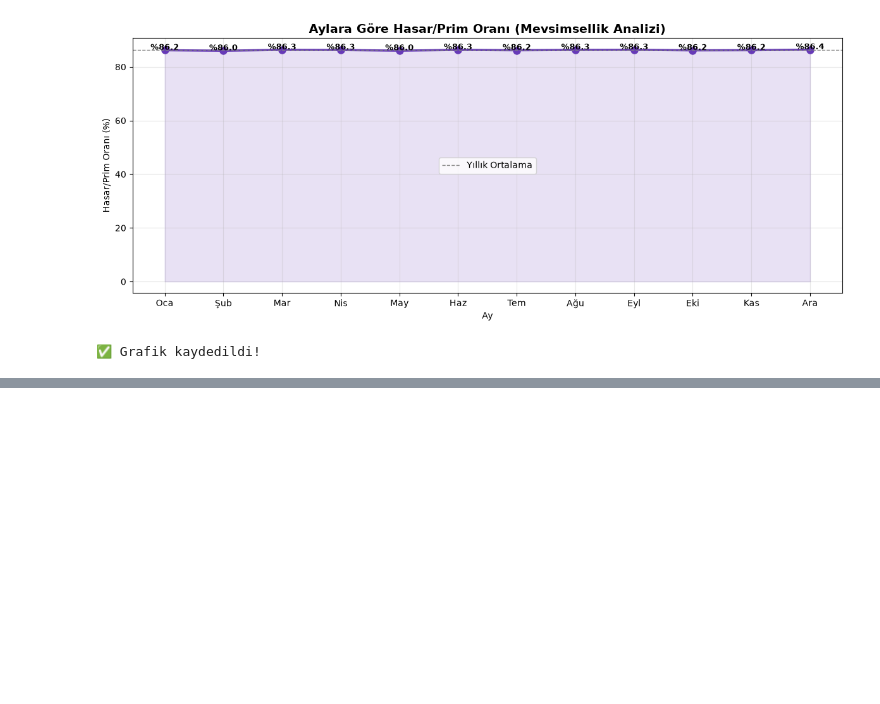
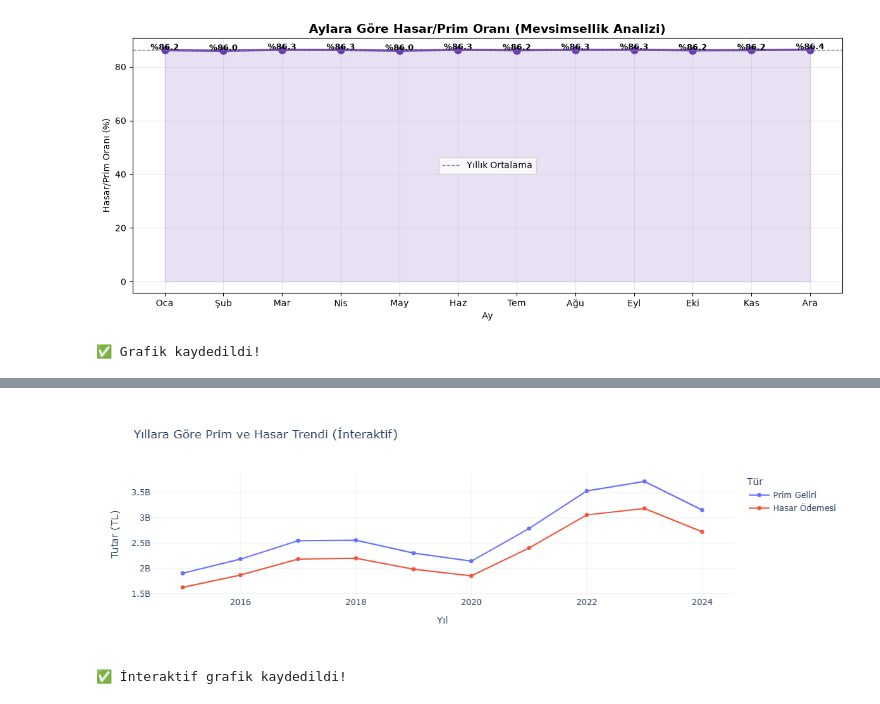
Before and after one commit to elifcakir1875/turkiye-trafik-sigortasi-analizi, a Jupyter notebook: notebooks/01_veri_analizi.ipynb, the cells around one changed output, grey strips where cells are left out. Saved outputs shown, nothing was run; the diff lists cells and outputs as text; code cells hidden in the pictures; blank space fills up the shorter version.

```diff
--- a/notebooks/01_veri_analizi.ipynb
+++ b/notebooks/01_veri_analizi.ipynb
@@ -320,0 +339,19 @@ print("✅ Grafik kaydedildi!")
+# %%
+import plotly.express as px
+
+# Yıllara göre prim vs hasar - interaktif
+yillik_uzun = df.groupby("yil")[["prim_tl", "hasar_tl"]].sum().reset_index()
+yillik_uzun = yillik_uzun.melt(id_vars="yil", var_name="Tür", value_name="Tutar")
+yillik_uzun["Tür"] = yillik_uzun["Tür"].map({"prim_tl": "Prim Geliri", "hasar_tl": "Hasar Ödemesi"})
+
+fig = px.line(yillik_uzun, x="yil", y="Tutar", color="Tür",
+              title="Yıllara Göre Prim ve Hasar Trendi (İnteraktif)",
+              labels={"yil": "Yıl", "Tutar": "Tutar (TL)"},
+              markers=True)
+fig.update_layout(hovermode="x unified", template="plotly_white")
+fig.write_html("outputs/06_interaktif_trend.html")
+fig.show()
+print("✅ İnteraktif grafik kaydedildi!")
+# %% [output]
+[figure, added]
+✅ İnteraktif grafik kaydedildi!
```
Also changed, not shown: parts of 1 cell of this notebook, 4 other files.
